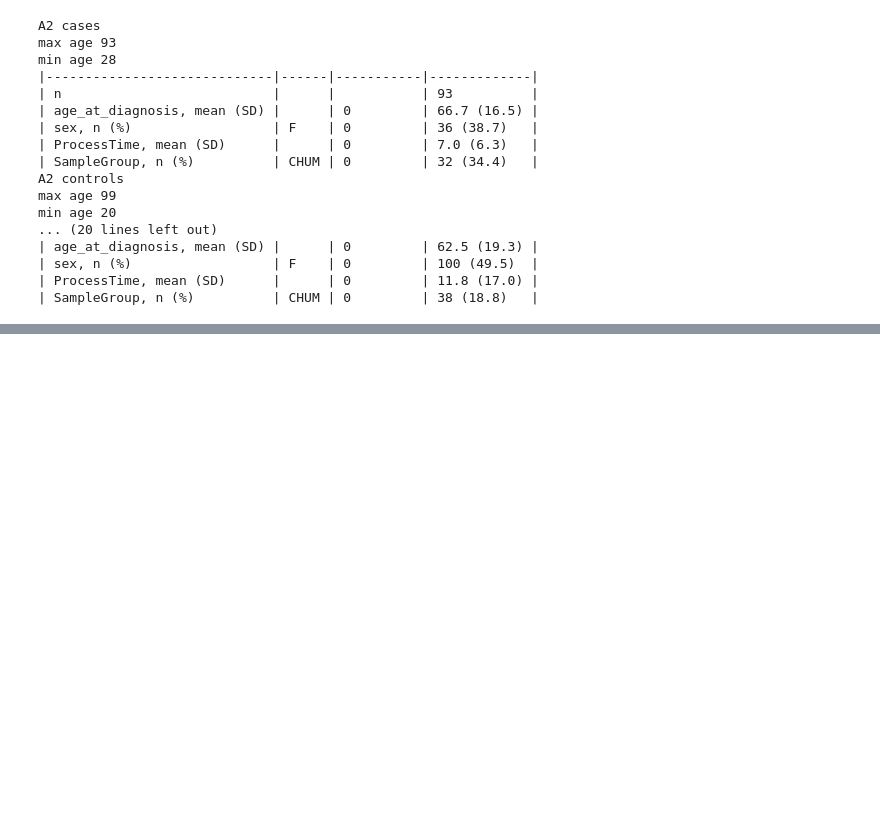
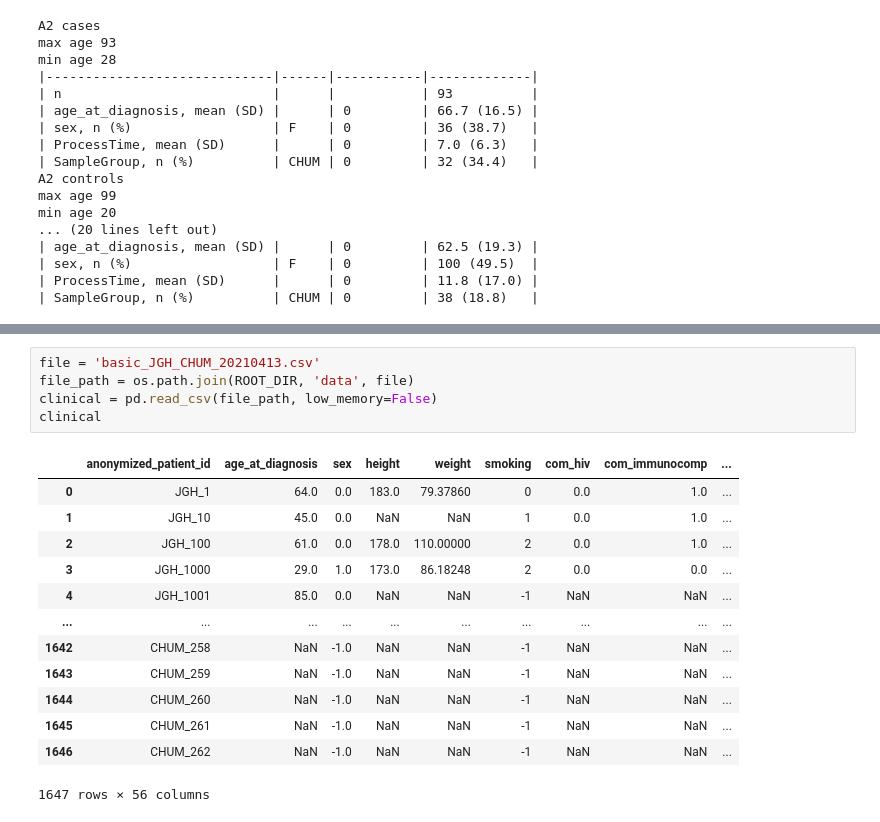
Before and after one commit to chenyangsu/somalogic, a Jupyter notebook: table1_train.ipynb, the cells around one changed output, grey strips where cells are left out. Cells and saved outputs as stored; diff of their text form; blank space fills up the shorter version.

```diff
--- a/table1_train.ipynb
+++ b/table1_train.ipynb
@@ -88,0 +97,19 @@ min age 20
+# %%
+file = 'basic_JGH_CHUM_20210413.csv'
+file_path = os.path.join(ROOT_DIR, 'data', file)
+clinical = pd.read_csv(file_path, low_memory=False)
+clinical
+# %% [output]
+|  | anonymized_patient_id | age_at_diagnosis | sex | height | weight | smoking | com_hiv | com_immunocomp | ... |
+| 0 | JGH_1 | 64.0 | 0.0 | 183.0 | 79.37860 | 0 | 0.0 | 1.0 | ... |
+| 1 | JGH_10 | 45.0 | 0.0 | NaN | NaN | 1 | 0.0 | 1.0 | ... |
+| 2 | JGH_100 | 61.0 | 0.0 | 178.0 | 110.00000 | 2 | 0.0 | 1.0 | ... |
+| 3 | JGH_1000 | 29.0 | 1.0 | 173.0 | 86.18248 | 2 | 0.0 | 0.0 | ... |
+| 4 | JGH_1001 | 85.0 | 0.0 | NaN | NaN | -1 | NaN | NaN | ... |
+| ... | ... | ... | ... | ... | ... | ... | ... | ... | ... |
+| 1642 | CHUM_258 | NaN | -1.0 | NaN | NaN | -1 | NaN | NaN | ... |
+| 1643 | CHUM_259 | NaN | -1.0 | NaN | NaN | -1 | NaN | NaN | ... |
+| 1644 | CHUM_260 | NaN | -1.0 | NaN | NaN | -1 | NaN | NaN | ... |
+| 1645 | CHUM_261 | NaN | -1.0 | NaN | NaN | -1 | NaN | NaN | ... |
+| 1646 | CHUM_262 | NaN | -1.0 | NaN | NaN | -1 | NaN | NaN | ... |
+1647 rows × 56 columns
```
Also changed, not shown: parts of 11 cells of this notebook.
